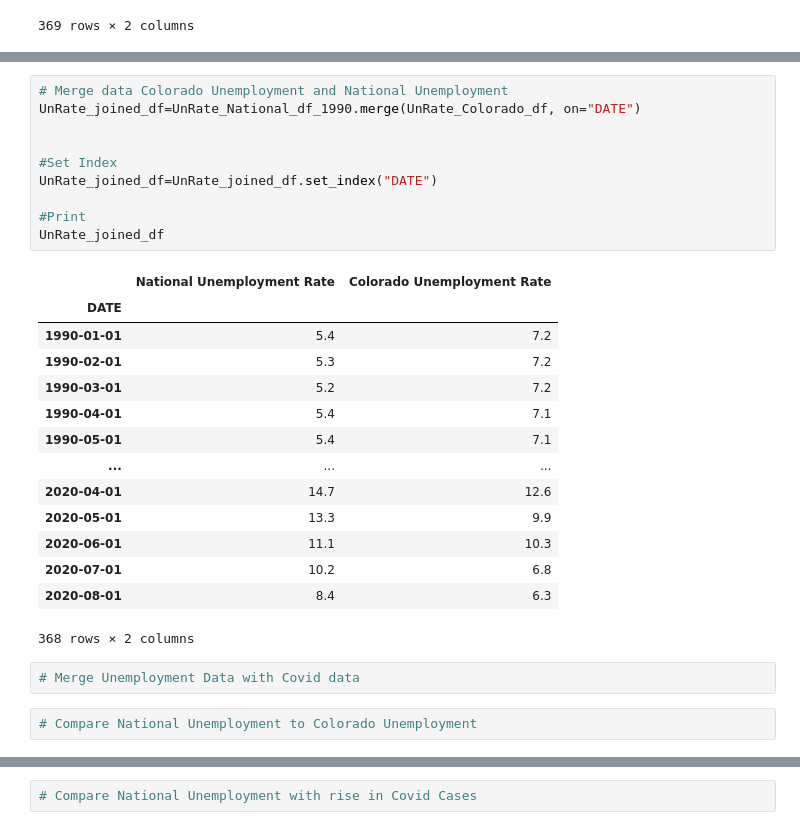
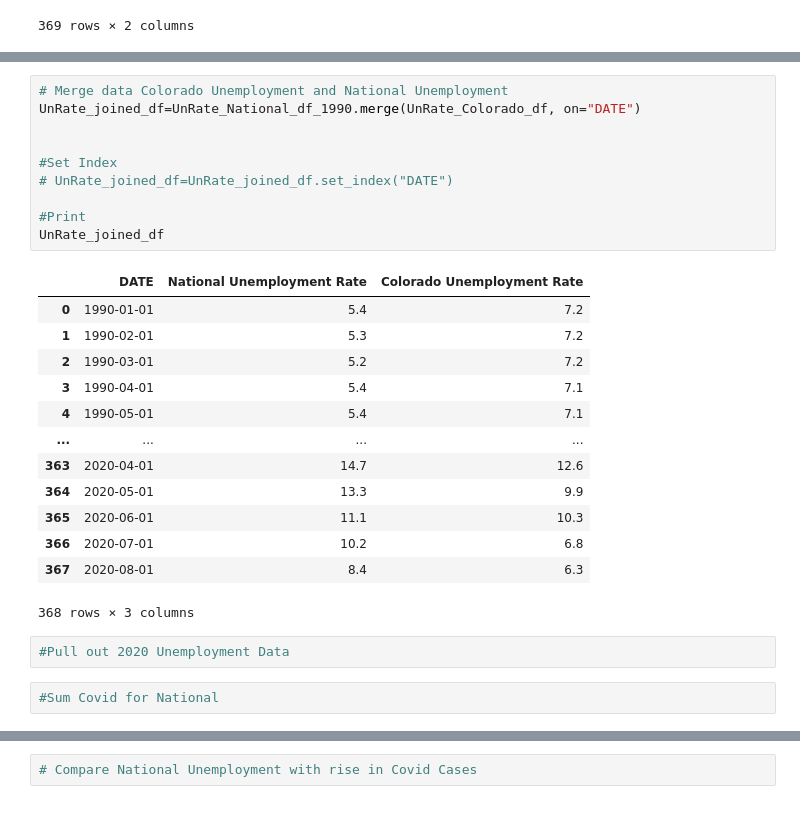
Before and after one commit to teresaflicek/Covid19-Societal-Impacts, a Jupyter notebook: Employment Rates and Covid.ipynb, the cells around one changed output, grey strips where cells are left out. Saved outputs shown, nothing was run; the diff lists cells and outputs as text.

```diff
--- a/Employment Rates and Covid.ipynb
+++ b/Employment Rates and Covid.ipynb
@@ -118,29 +113,28 @@ UnRate_Colorado_df=UnRate_Colorado_df.rename(columns={'COLO808UR':'Colorado Unem
 # %%
 # Merge data Colorado Unemployment and National Unemployment
 UnRate_joined_df=UnRate_National_df_1990.merge(UnRate_Colorado_df, on="DATE")
 
 
 #Set Index
-UnRate_joined_df=UnRate_joined_df.set_index("DATE")
+# UnRate_joined_df=UnRate_joined_df.set_index("DATE")
 
 #Print
 UnRate_joined_df
 # %% [output]
-|  | National Unemployment Rate | Colorado Unemployment Rate |
-| DATE |  |  |
-| 1990-01-01 | 5.4 | 7.2 |
-| 1990-02-01 | 5.3 | 7.2 |
-| 1990-03-01 | 5.2 | 7.2 |
-| 1990-04-01 | 5.4 | 7.1 |
-| 1990-05-01 | 5.4 | 7.1 |
-| ... | ... | ... |
-| 2020-04-01 | 14.7 | 12.6 |
-| 2020-05-01 | 13.3 | 9.9 |
-| 2020-06-01 | 11.1 | 10.3 |
-| 2020-07-01 | 10.2 | 6.8 |
-| 2020-08-01 | 8.4 | 6.3 |
+|  | DATE | National Unemployment Rate | Colorado Unemployment Rate |
+| 0 | 1990-01-01 | 5.4 | 7.2 |
+| 1 | 1990-02-01 | 5.3 | 7.2 |
+| 2 | 1990-03-01 | 5.2 | 7.2 |
+| 3 | 1990-04-01 | 5.4 | 7.1 |
+| 4 | 1990-05-01 | 5.4 | 7.1 |
+| ... | ... | ... | ... |
+| 363 | 2020-04-01 | 14.7 | 12.6 |
+| 364 | 2020-05-01 | 13.3 | 9.9 |
+| 365 | 2020-06-01 | 11.1 | 10.3 |
+| 366 | 2020-07-01 | 10.2 | 6.8 |
+| 367 | 2020-08-01 | 8.4 | 6.3 |
-368 rows × 2 columns
+368 rows × 3 columns
 # %%
-# Merge Unemployment Data with Covid data
+#Pull out 2020 Unemployment Data
-# %%
-# Compare National Unemployment to Colorado Unemployment
+# %%
+#Sum Covid for National
```
Also changed, not shown: parts of 6 cells of this notebook.
